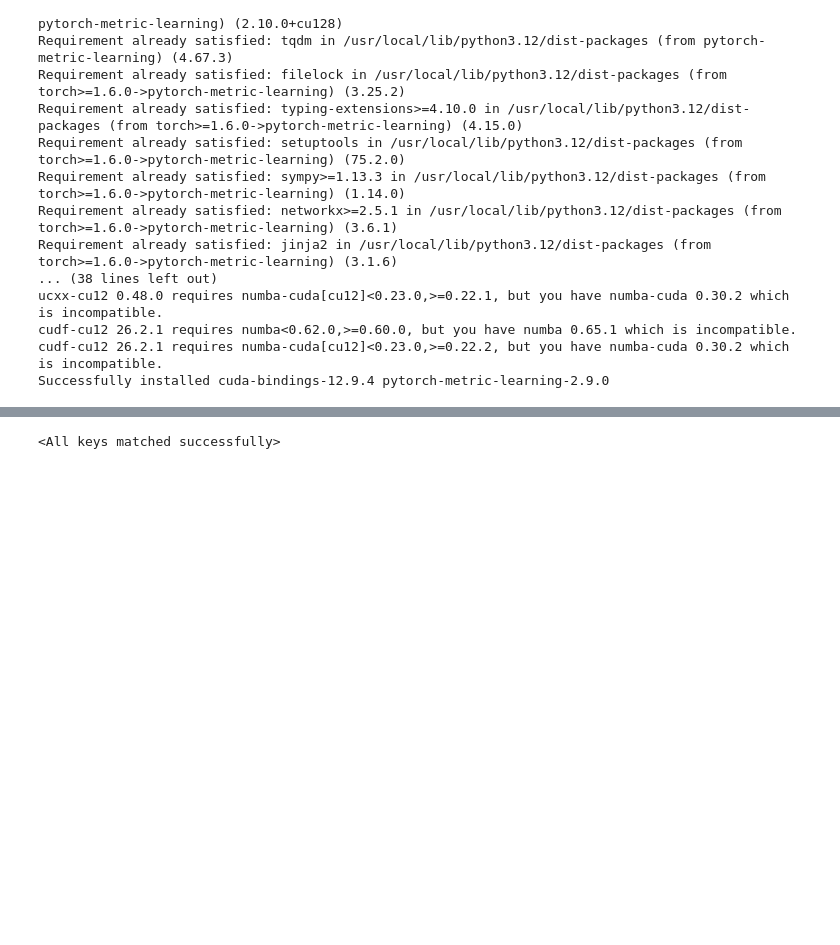
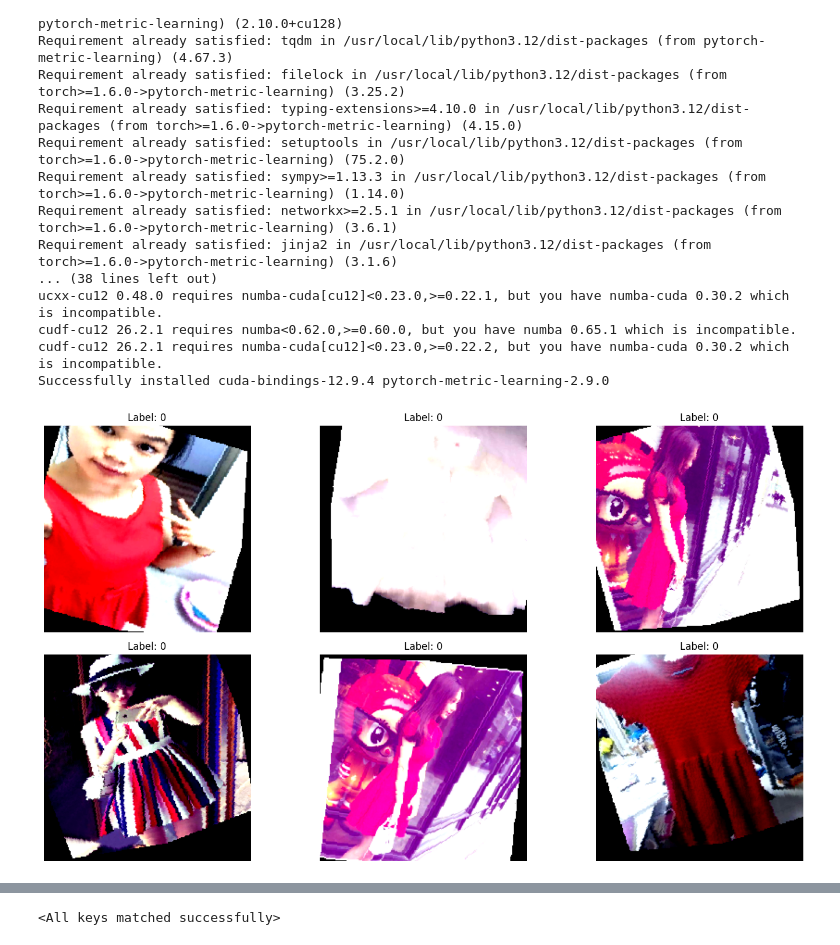
Before and after one commit to UltimateDH/Computer-Vision-Project-Sem-4, a Jupyter notebook: training.ipynb, the cells around one changed output, grey strips where cells are left out. Saved outputs shown, nothing was run; the diff lists cells and outputs as text; code cells hidden in the pictures; blank space fills up the shorter version.

Commit message:
updated training notebook

```diff
--- a/training.ipynb
+++ b/training.ipynb
@@ -209,6 +197,34 @@ test_dataset = ClothingDataset(
     test_samples,
     transform
 )
+# %%
+import matplotlib.pyplot as plt
+import numpy as np
+
+def show_augmented_images(dataset, num_images=6):
+
+    plt.figure(figsize=(15,8))
+
+    for i in range(num_images):
+
+        image, label = dataset[i]
+
+        image = image.permute(1, 2, 0).numpy()
+
+        image = image * 0.5 + 0.5
+        image = np.clip(image, 0, 1)
+
+        plt.subplot(2, 3, i+1)
+        plt.imshow(image)
+        plt.title(f"Label: {label}")
+        plt.axis("off")
+
+    plt.tight_layout()
+    plt.show()
+# %%
+show_augmented_images(train_dataset)
+# %% [output]
+[figure, added]
 # %%
 train_labels = [
 
```
Also changed, not shown: parts of 16 cells of this notebook.
